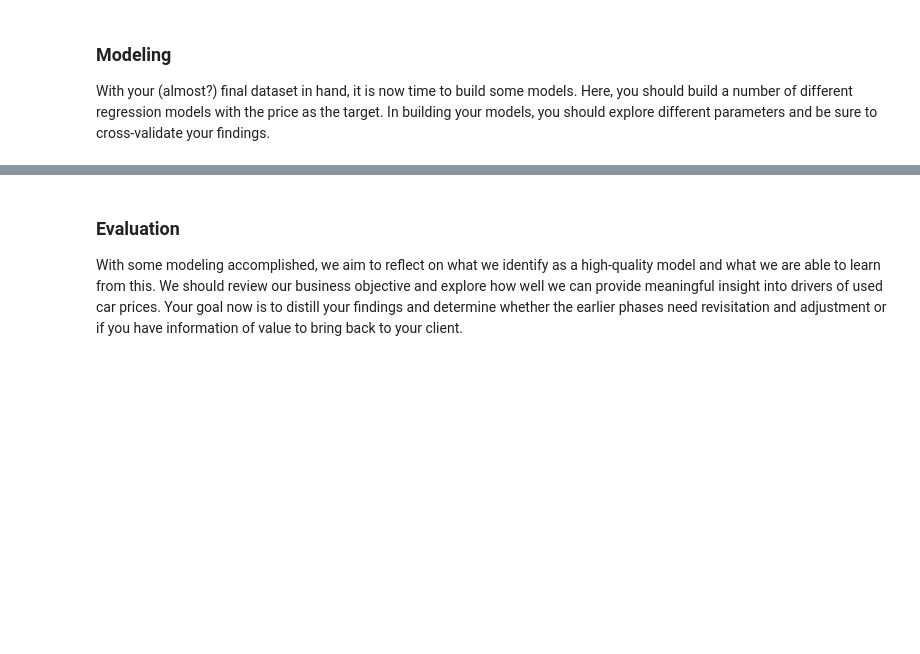
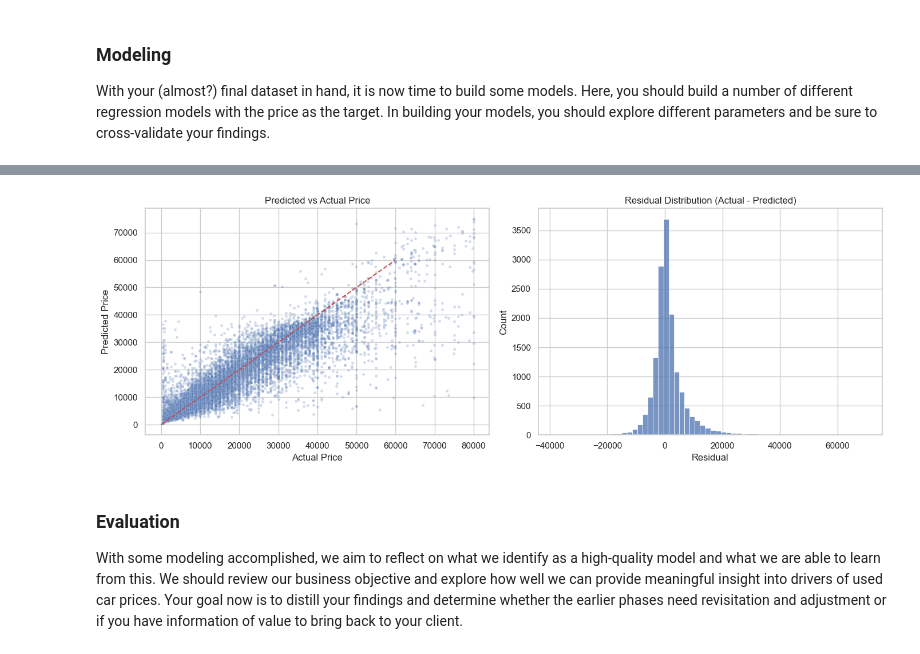
Before and after one commit to ru14/used-car-price-analysis, a Jupyter notebook: prompt_II.ipynb, the cells around one changed output, grey strips where cells are left out. Saved outputs shown, nothing was run; the diff lists cells and outputs as text; code cells hidden in the pictures; blank space fills up the shorter version.

```diff
--- a/prompt_II.ipynb
+++ b/prompt_II.ipynb
@@ -297,0 +310,5 @@ print(f'  RMSE: {rmse_rf:.4f}  |  MAE: {mae_rf:.4f}  |  R²: {r2_rf:.4f}')
+# %%
+best_model_name = cv_df.iloc[0]["model"]
+best_model = candidate_models[best_model_name]
+print(f"Best model by CV RMSE (log-price): {best_model_name}")
+cv_df
@@ -297,0 +322,17 @@ print(f'  RMSE: {rmse_rf:.4f}  |  MAE: {mae_rf:.4f}  |  R²: {r2_rf:.4f}')
+# %%
+best_model.fit(X_train, y_train)
+
+pred_log = best_model.predict(X_test)
+test_rmse_log = np.sqrt(mean_squared_error(y_test, pred_log))
+test_r2_log = r2_score(y_test, pred_log)
+
+# Back-transform for business-scale RMSE
+pred_price = np.expm1(pred_log)
+actual_price = np.expm1(y_test)
+test_rmse_price = np.sqrt(mean_squared_error(actual_price, pred_price))
+
+metrics_df = pd.DataFrame({
+    "metric": ["Test RMSE (log-price)", "Test R2 (log-price)", "Test RMSE (price)"],
+    "value": [test_rmse_log, test_r2_log, test_rmse_price],
+})
+metrics_df
@@ -298,3 +378,24 @@ print(f'  RMSE: {rmse_rf:.4f}  |  MAE: {mae_rf:.4f}  |  R²: {r2_rf:.4f}')
+# %%
+fig, axes = plt.subplots(1, 2, figsize=(14, 5))
+
+plot_df = pd.DataFrame({"actual": actual_price, "pred": pred_price})
+plot_df = plot_df.sample(n=min(15000, len(plot_df)), random_state=42)
+
+sns.scatterplot(data=plot_df, x="actual", y="pred", s=12, alpha=0.25, ax=axes[0])
+max_val = np.percentile(plot_df[["actual", "pred"]].values, 99)
+axes[0].plot([0, max_val], [0, max_val], "r--")
+axes[0].set_title("Predicted vs Actual Price")
+axes[0].set_xlabel("Actual Price")
+axes[0].set_ylabel("Predicted Price")
+
+residuals = plot_df["actual"] - plot_df["pred"]
+sns.histplot(residuals, bins=60, ax=axes[1])
+axes[1].set_title("Residual Distribution (Actual - Predicted)")
+axes[1].set_xlabel("Residual")
+
+plt.tight_layout()
+# %% [output]
+[figure, added]
 # %% [markdown]
 ### Evaluation
 
```
Also changed, not shown: parts of 58 cells of this notebook, 1 other file.
